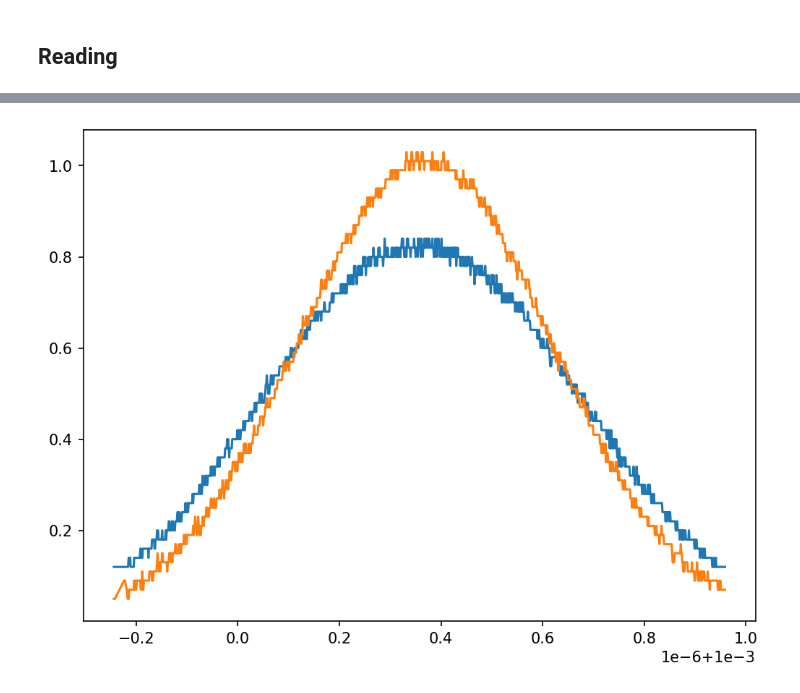
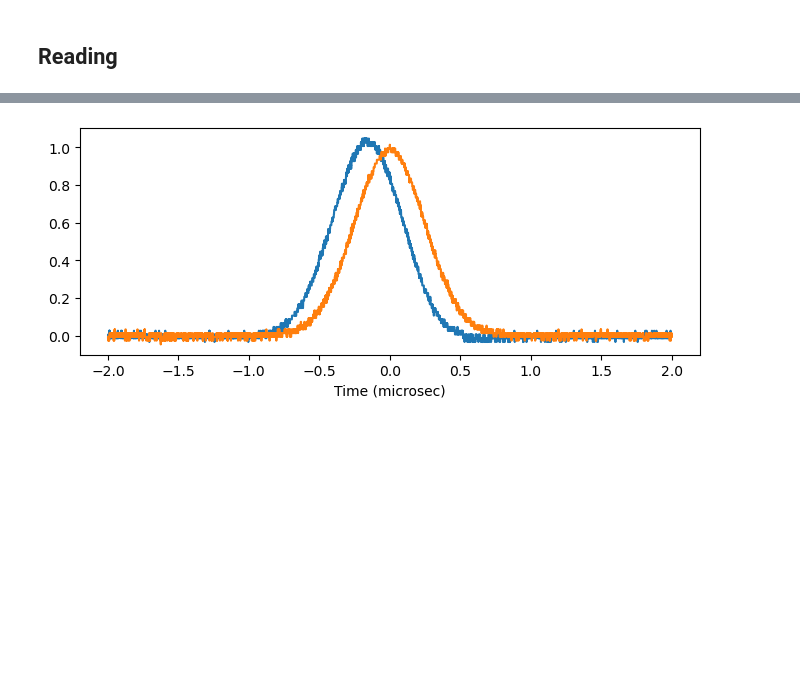
Before and after one commit to xingyzt/5bl, a Jupyter notebook: capstone/gaussian_dispersion.ipynb, the cells around one changed output, grey strips where cells are left out. Drawn from its saved outputs; the diff is of its cells as text; code cells hidden in the pictures; blank space fills up the shorter version.

```diff
--- a/capstone/gaussian_dispersion.ipynb
+++ b/capstone/gaussian_dispersion.ipynb
@@ -7,13 +7,13 @@ import csv
 # %% [markdown]
 ## Reading
 # %%
-plt.rcParams['figure.figsize'] = [8, 6]
-plt.rcParams['figure.dpi'] = 150
+plt.rcParams['figure.figsize'] = [8, 3]
+plt.rcParams['figure.dpi'] = 100
 # %%
 row_start = 14
 # %%
 metadata = dict()
-filename = "gaussian/T0014ALL.CSV"
+filename = "gaussian/T0008ALL.CSV"
 with open(filename, newline='') as csvfile:
     reader = csv.reader(csvfile)
     for (i, row) in enumerate(reader):
@@ -54,8 +54,8 @@ data
 100000 rows × 3 columns
 # %%
-t_raw = data["TIME"].to_numpy()
+t_raw = data["TIME"].to_numpy()*1e6
 ch1_raw = data["CH1"].to_numpy()
-ch2_raw = data["CH2"].to_numpy()
+ch2_raw = data["CH3"].to_numpy()
 plt.plot(
     t_raw,
     ch1_raw,
@@ -64,7 +64,7 @@ plt.plot(
 plt.plot(
     t_raw,
     ch2_raw,
-    label="Channel 1"
+    label="Channel 2"
 )
 
 plt.ylabel("Volts")
@@ -75,9 +75,16 @@ plt.legend()
 # %%
-t = t_raw[ch1_raw>0.1]
-ch1 = ch1_raw[ch1_raw>0.1]
-ch2 = ch2_raw[ch1_raw>0.1]
+near = np.abs(t_raw - t_raw[np.argmax(ch2_raw)])
+select = near < 2
+antiselect = near > 3
+
+t = t_raw[select]
+t -= np.mean(t)
+
+ch1 = ch1_raw[select] - np.mean(ch1_raw[antiselect])
+ch2 = ch2_raw[select] - np.mean(ch2_raw[antiselect])
 plt.plot(t, ch1)
 plt.plot(t, ch2)
+plt.xlabel("Time (microsec)")
 plt.show()
 # %% [output]
-[figure, old version]
+[figure, new version]
```
Also changed, not shown: parts of 6 cells of this notebook, 1 other file.
